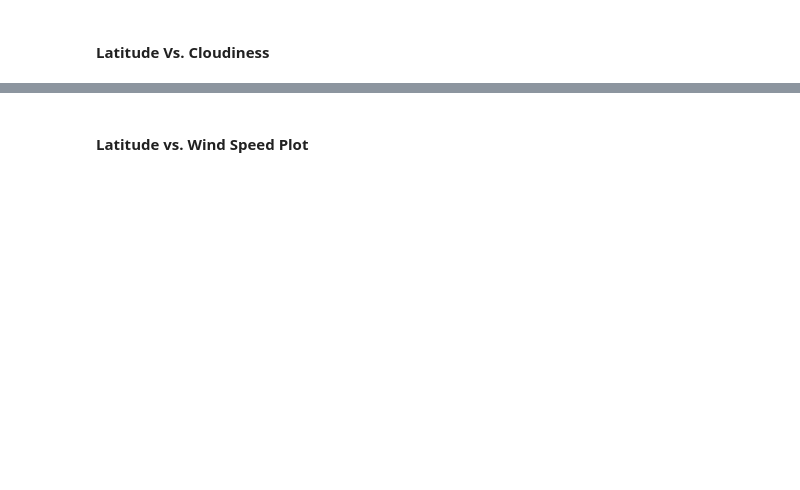
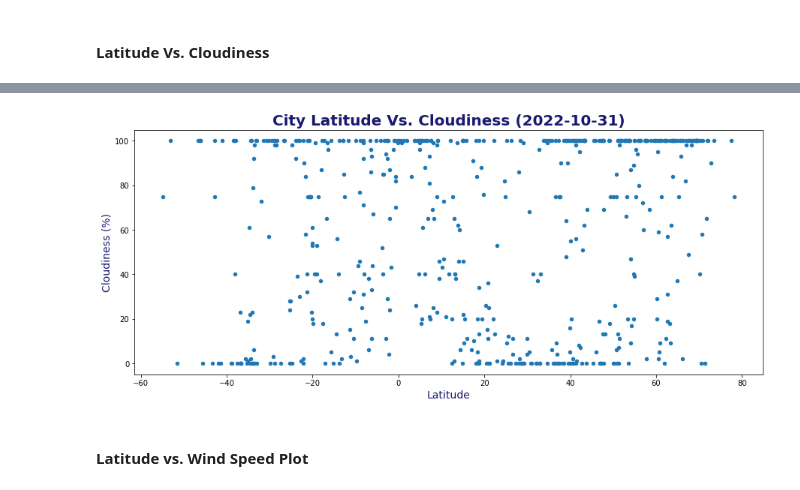
Before and after one commit to JeffPinegar/python-api-challenge, a Jupyter notebook: WeatherPy/JSP WeatherPy.ipynb, the cells around one changed output, grey strips where cells are left out. Cells and saved outputs as stored; diff of their text form; code cells hidden in the pictures; blank space fills up the shorter version.

```diff
--- a/WeatherPy/JSP WeatherPy.ipynb
+++ b/WeatherPy/JSP WeatherPy.ipynb
@@ -254,2 +259,22 @@ plt.show()
+# %%
+# Build the scatter plots for latitude vs. cloudiness
+city_data_df.plot.scatter( x='Lat', y='Cloudiness', figsize=(15, 6))
+
+# Incorporate the other graph properties
+plt.xlabel('Latitude', fontsize = 14, color = 'midnightblue' )
+plt.ylabel('Cloudiness (%)', fontsize = 14, color = 'midnightblue')
+plt.title('City Latitude Vs. Cloudiness (2022-10-31)',
+           fontsize = 20,
+           color = 'midnightblue',
+           fontweight="bold");
+
+
+save_fig = os.path.join('.','output', 'Fig3_Lat_vs_Cloudiness.jpg')             # Prepare to save the figure
+plt.savefig(save_fig, bbox_inches='tight')                                      # Save the figure
+
+# Show plot
+plt.show()
+# %% [output]
+[figure, added]
 # %% [markdown]
 #### Latitude vs. Wind Speed Plot
```
Also changed, not shown: parts of 20 cells of this notebook, 5 other files.
